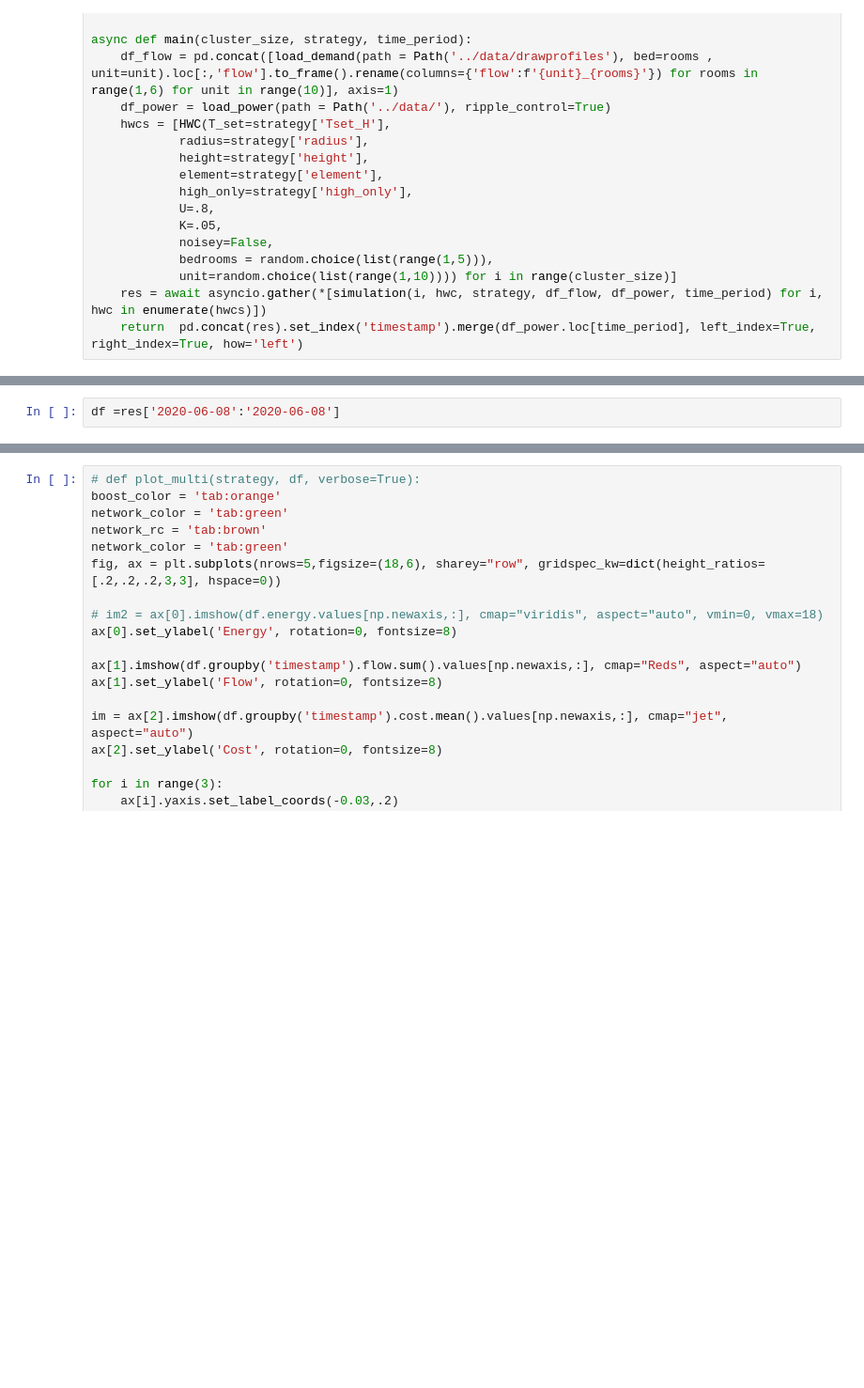
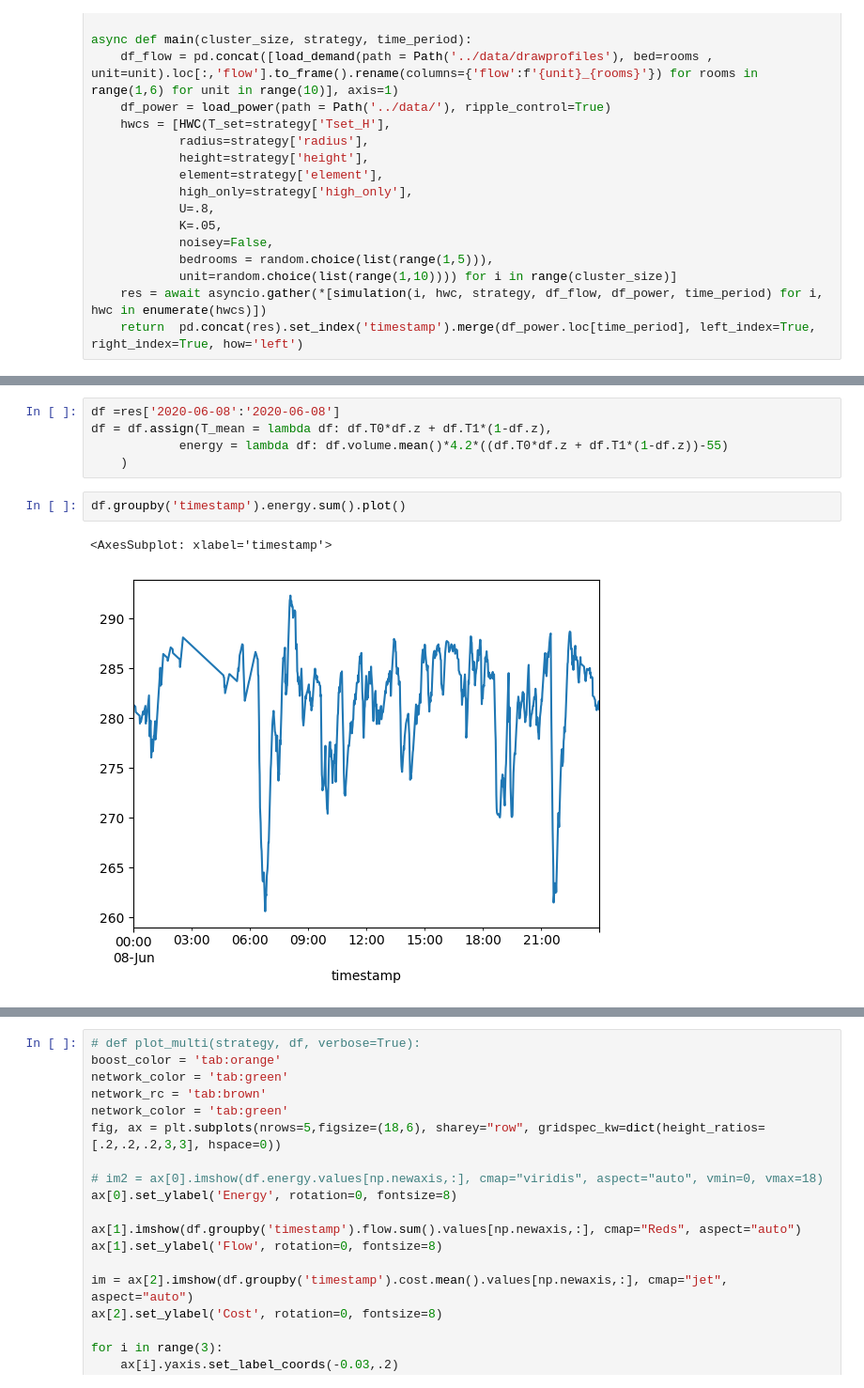
Before and after one commit to CJP123/cylinder, a Jupyter notebook: nbs/05_multi.ipynb, the cells around one changed output, grey strips where cells are left out. Shown at 94% size. Saved outputs shown, nothing was run; the diff lists cells and outputs as text; blank space fills up the shorter version.

```diff
--- a/nbs/05_multi.ipynb
+++ b/nbs/05_multi.ipynb
@@ -163,5 +163,13 @@ res.head()
-# %%
-df =res['2020-06-08':'2020-06-08']
+# %%
+df =res['2020-06-08':'2020-06-08']
+df = df.assign(T_mean = lambda df: df.T0*df.z + df.T1*(1-df.z),
+            energy = lambda df: df.volume.mean()*4.2*((df.T0*df.z + df.T1*(1-df.z))-55)
+    )
+# %%
+df.groupby('timestamp').energy.sum().plot()
+# %% [output]
+<AxesSubplot: xlabel='timestamp'>
+[figure, added]
 # %%
 
 boost_color = 'tab:orange'
```
Also changed, not shown: parts of 5 cells of this notebook, 5 other files.
